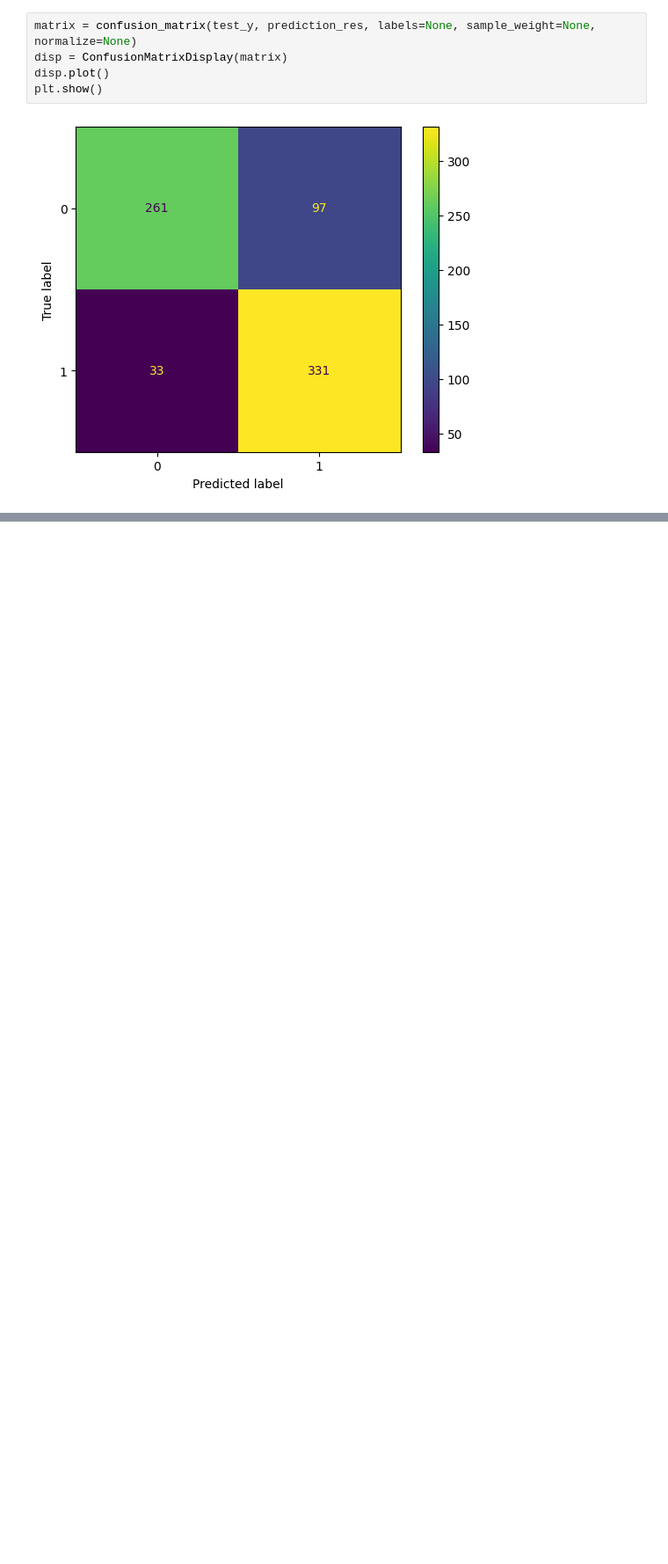
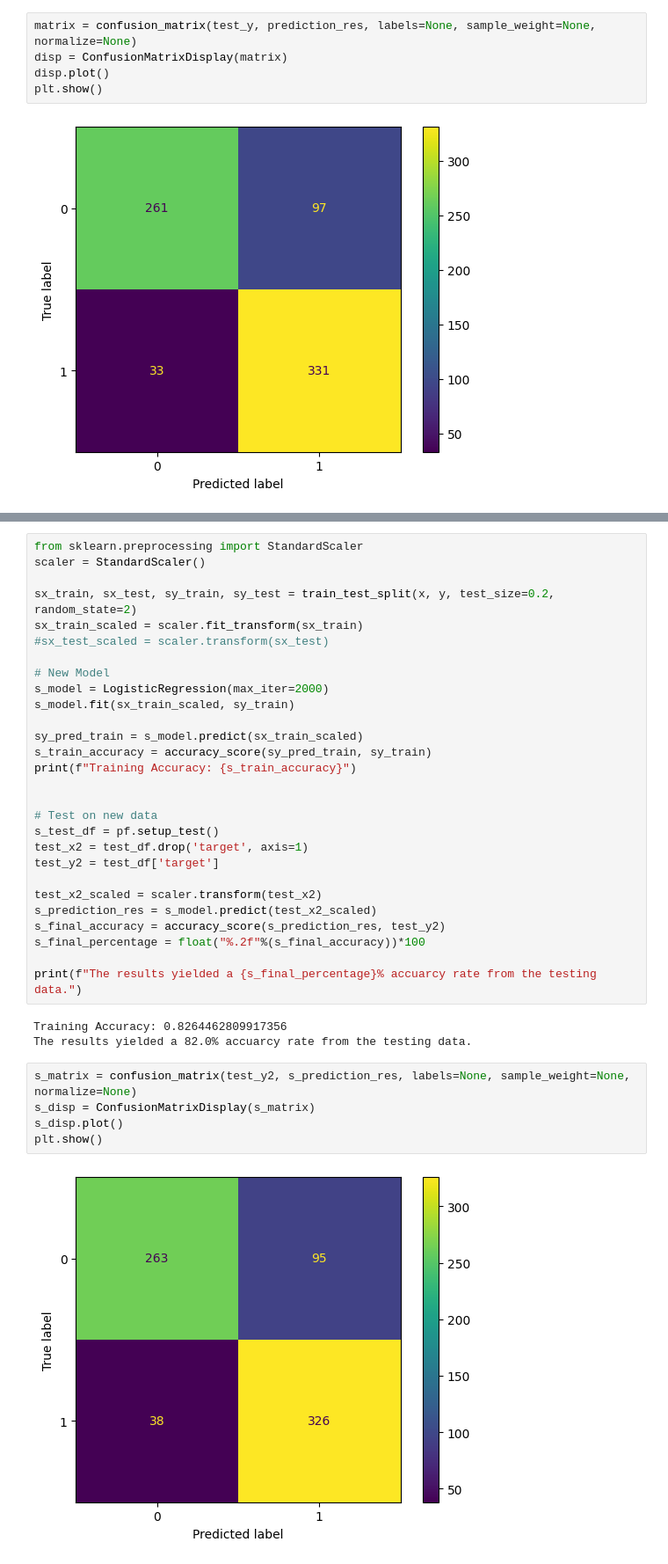
Before and after one commit to BrandonP1252/HeartDiseaseProject, a Jupyter notebook: analysis.ipynb, the cells around one changed output, grey strips where cells are left out. Shown at 88% size. Cells and saved outputs as stored; diff of their text form; blank space fills up the shorter version.

```diff
--- a/analysis.ipynb
+++ b/analysis.ipynb
@@ -138,0 +116,38 @@ plt.show()
+# %%
+from sklearn.preprocessing import StandardScaler
+scaler = StandardScaler()
+
+sx_train, sx_test, sy_train, sy_test = train_test_split(x, y, test_size=0.2, random_state=2)
+sx_train_scaled = scaler.fit_transform(sx_train)
+#sx_test_scaled = scaler.transform(sx_test)
+
+# New Model
+s_model = LogisticRegression(max_iter=2000)
+s_model.fit(sx_train_scaled, sy_train)
+
+sy_pred_train = s_model.predict(sx_train_scaled)
+s_train_accuracy = accuracy_score(sy_pred_train, sy_train)
+print(f"Training Accuracy: {s_train_accuracy}")
+
+
+# Test on new data
+s_test_df = pf.setup_test()
+test_x2 = test_df.drop('target', axis=1)
+test_y2 = test_df['target']
+
+test_x2_scaled = scaler.transform(test_x2)
+s_prediction_res = s_model.predict(test_x2_scaled)
+s_final_accuracy = accuracy_score(s_prediction_res, test_y2)
+s_final_percentage = float("%.2f"%(s_final_accuracy))*100
+
+print(f"The results yielded a {s_final_percentage}% accuarcy rate from the testing data.")
+# %% [output]
+Training Accuracy: 0.8264462809917356
+The results yielded a 82.0% accuarcy rate from the testing data.
+# %%
+s_matrix = confusion_matrix(test_y2, s_prediction_res, labels=None, sample_weight=None, normalize=None)
+s_disp = ConfusionMatrixDisplay(s_matrix)
+s_disp.plot()
+plt.show()
+# %% [output]
+[figure, added]
```
Also changed, not shown: parts of 7 cells of this notebook, 1 other file.
